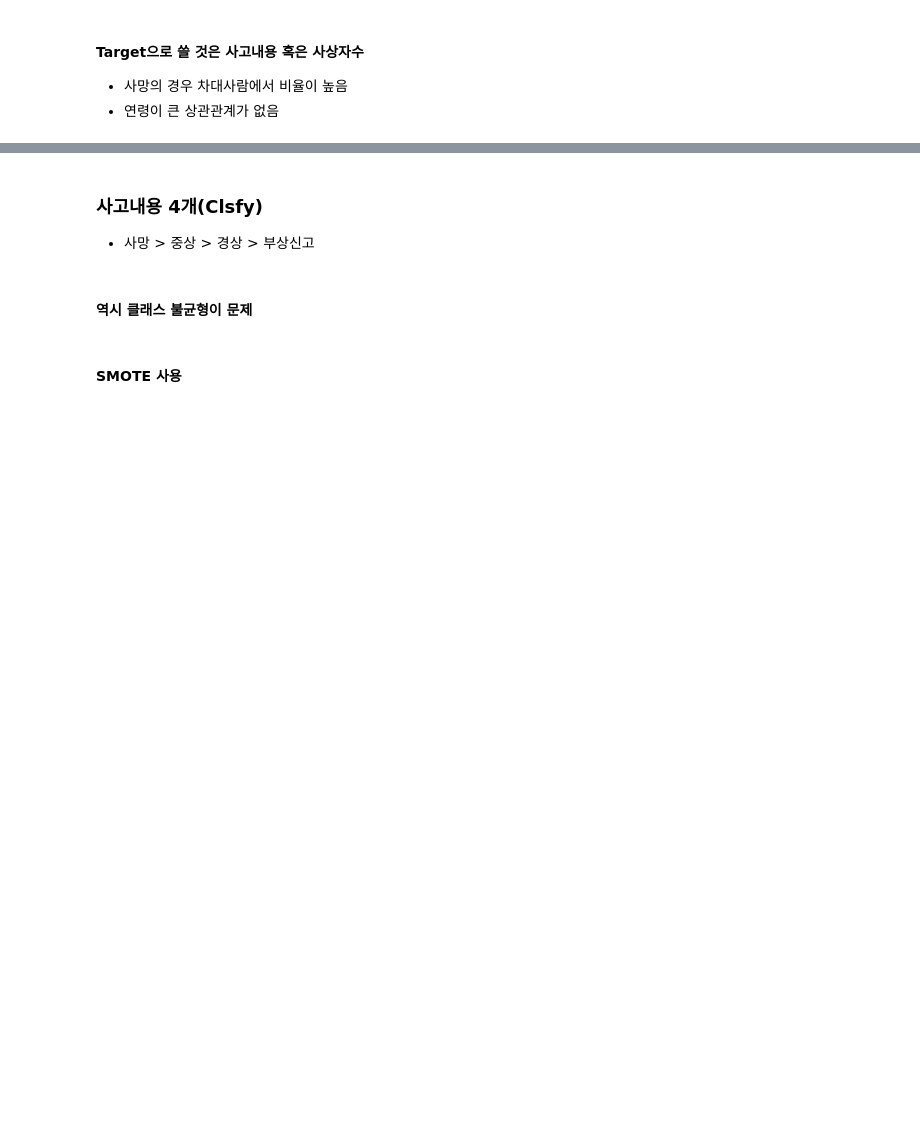
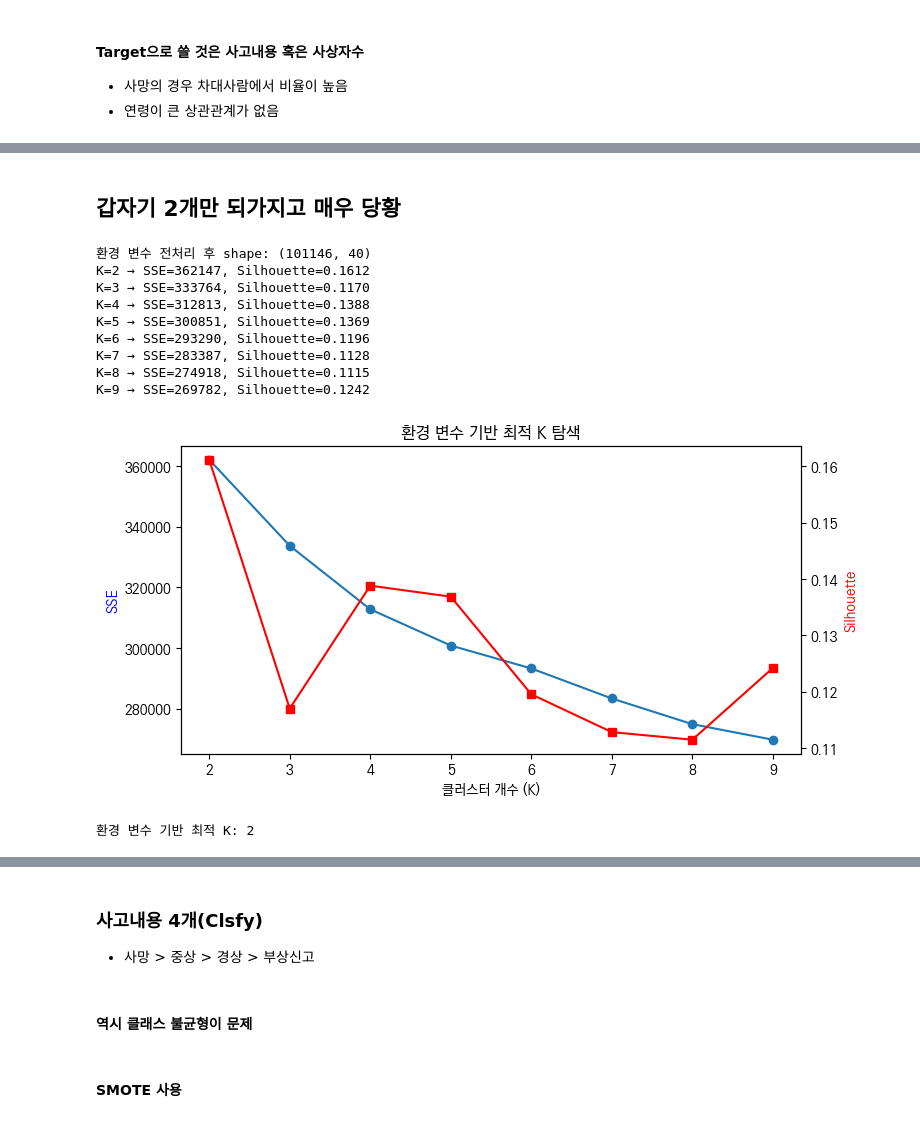
Before and after one commit to KnellBalm/KoRoad, a Jupyter notebook: AN02/Death_factor_find.ipynb, the cells around one changed output, grey strips where cells are left out. Cells and saved outputs as stored; diff of their text form; code cells hidden in the pictures; blank space fills up the shorter version.

```diff
--- a/AN02/Death_factor_find.ipynb
+++ b/AN02/Death_factor_find.ipynb
@@ -111,0 +525,68 @@ tdf.head()
+# %% [markdown]
+## 갑자기 2개만 되가지고 매우 당황
+# %%
+categorical_cols =['사고내용','주야','도로선형','도로종류','도로형태','교차로형태','요일']
+tdf_env = df[categorical_cols]
+
+# -------------------------
+# 1. 샘플링 (소수 클래스 전체 포함)
+# -------------------------
+minority = tdf_env[tdf_env["사고내용"].isin(["사망","부상신고"])]
+majority = tdf_env[tdf_env["사고내용"].isin(["경상","중상"])].sample(
+    n=min(20000, len(tdf_env[tdf_env["사고내용"].isin(["경상","중상"])])),
+    random_state=42
+)
+tdf_sampled_env = pd.concat([minority, majority])
+y_env = tdf_sampled_env["사고내용"]
+
+# -------------------------
+# 2. 원핫 인코딩
+# -------------------------
+encoder = OneHotEncoder(sparse_output=False, handle_unknown="ignore")
+X_env = encoder.fit_transform(tdf_sampled_env[categorical_cols])
+
+print("환경 변수 전처리 후 shape:", X_env.shape)
+
+# -------------------------
+# 3. 최적 K 찾기 (Elbow + Silhouette)
+# -------------------------
+sse, silhouette_scores = [], []
+K_range = range(2,10)
+
+for k in K_range:
+    kmeans = KMeans(n_clusters=k, random_state=42, n_init=10).fit(X_env)
+    sse.append(kmeans.inertia_)
+    sil = silhouette_score(X_env, kmeans.labels_, sample_size=5000, random_state=42)
+    silhouette_scores.append(sil)
+    print(f"K={k} → SSE={sse[-1]:.0f}, Silhouette={sil:.4f}")
+
+# -------------------------
+# 4. 시각화
+# -------------------------
+fig, ax1 = plt.subplots(figsize=(8,4))
+ax1.plot(K_range, sse, "o-", label="SSE (Elbow)")
+ax1.set_xlabel("클러스터 개수 (K)")
+ax1.set_ylabel("SSE", color="blue")
+ax2 = ax1.twinx()
+ax2.plot(K_range, silhouette_scores, "s-", color="red", label="Silhouette")
+ax2.set_ylabel("Silhouette", color="red")
+plt.title("환경 변수 기반 최적 K 탐색")
+plt.show()
+
+# -------------------------
+# 5. 최적 K 출력
+# -------------------------
+best_k = K_range[np.argmax(silhouette_scores)]
+print("환경 변수 기반 최적 K:", best_k)
+# %% [output]
+환경 변수 전처리 후 shape: (101146, 40)
+K=2 → SSE=362147, Silhouette=0.1612
+K=3 → SSE=333764, Silhouette=0.1170
+K=4 → SSE=312813, Silhouette=0.1388
+K=5 → SSE=300851, Silhouette=0.1369
+K=6 → SSE=293290, Silhouette=0.1196
+K=7 → SSE=283387, Silhouette=0.1128
+K=8 → SSE=274918, Silhouette=0.1115
+K=9 → SSE=269782, Silhouette=0.1242
+[figure, added]
+환경 변수 기반 최적 K: 2
```
Also changed, not shown: parts of 13 cells of this notebook.
